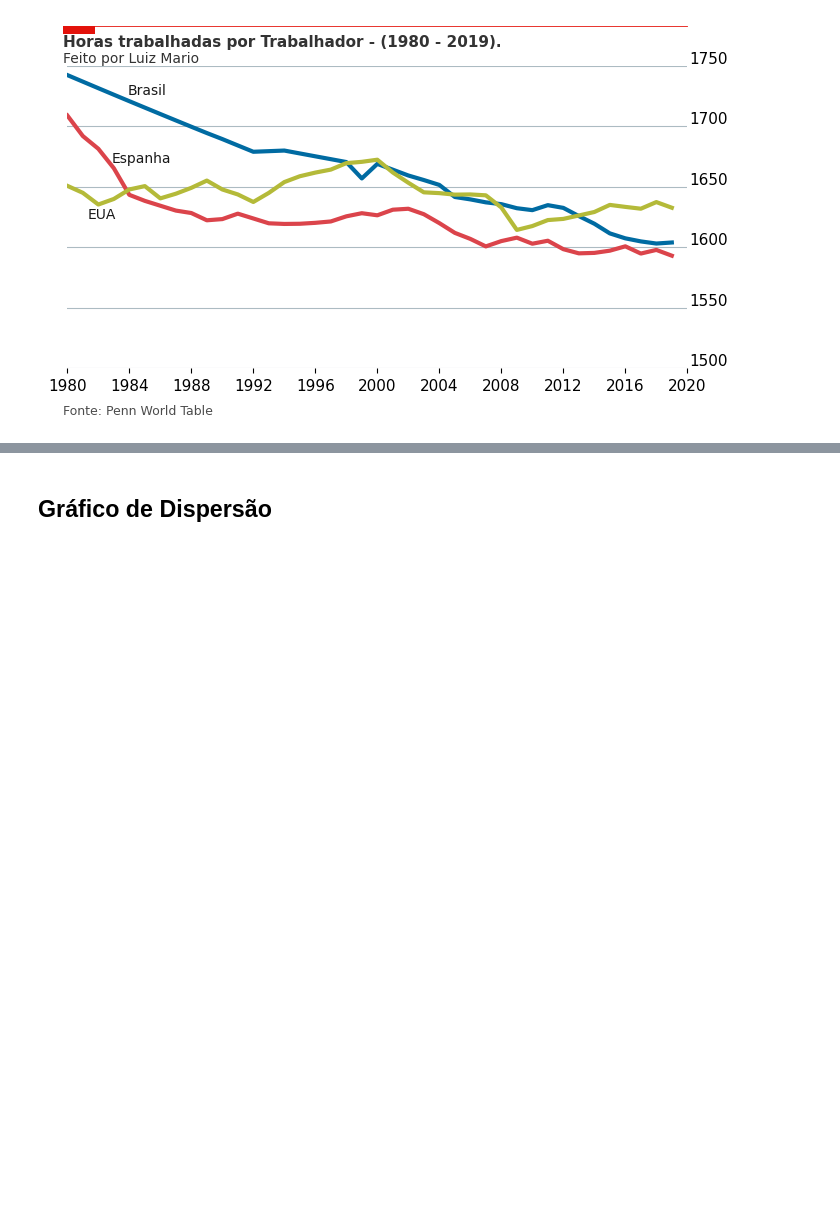
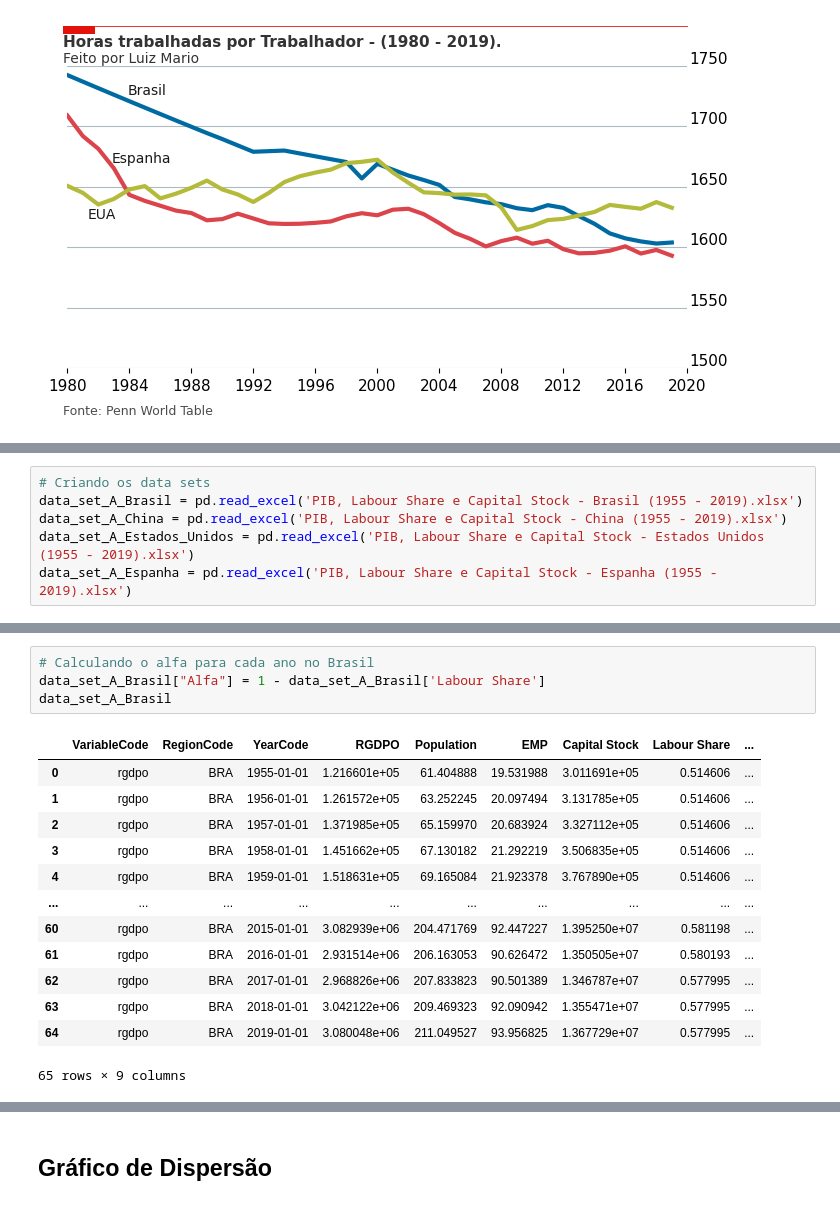
Before and after one commit to luizmarioags/Teoria-do-Desenvolvimento-Economico-, a Jupyter notebook: Gráficos_The_Economist.ipynb, the cells around one changed output, grey strips where cells are left out. Cells and saved outputs as stored; diff of their text form; blank space fills up the shorter version.

```diff
--- a/Gráficos_The_Economist.ipynb
+++ b/Gráficos_The_Economist.ipynb
@@ -720,0 +738,6 @@ plt.savefig('/content/Gráficos',           # Configurando caminho e o nome do a
+# %%
+# Criando os data sets
+data_set_A_Brasil = pd.read_excel('PIB, Labour Share e Capital Stock - Brasil (1955 - 2019).xlsx')
+data_set_A_China = pd.read_excel('PIB, Labour Share e Capital Stock - China (1955 - 2019).xlsx')
+data_set_A_Estados_Unidos = pd.read_excel('PIB, Labour Share e Capital Stock - Estados Unidos (1955 - 2019).xlsx')
+data_set_A_Espanha = pd.read_excel('PIB, Labour Share e Capital Stock - Espanha (1955 - 2019).xlsx')
@@ -720,0 +812,18 @@ plt.savefig('/content/Gráficos',           # Configurando caminho e o nome do a
+# %%
+# Calculando o alfa para cada ano no Brasil
+data_set_A_Brasil["Alfa"] = 1 - data_set_A_Brasil['Labour Share']
+data_set_A_Brasil
+# %% [output]
+|  | VariableCode | RegionCode | YearCode | RGDPO | Population | EMP | Capital Stock | Labour Share | ... |
+| 0 | rgdpo | BRA | 1955-01-01 | 1.216601e+05 | 61.404888 | 19.531988 | 3.011691e+05 | 0.514606 | ... |
+| 1 | rgdpo | BRA | 1956-01-01 | 1.261572e+05 | 63.252245 | 20.097494 | 3.131785e+05 | 0.514606 | ... |
+| 2 | rgdpo | BRA | 1957-01-01 | 1.371985e+05 | 65.159970 | 20.683924 | 3.327112e+05 | 0.514606 | ... |
+| 3 | rgdpo | BRA | 1958-01-01 | 1.451662e+05 | 67.130182 | 21.292219 | 3.506835e+05 | 0.514606 | ... |
+| 4 | rgdpo | BRA | 1959-01-01 | 1.518631e+05 | 69.165084 | 21.923378 | 3.767890e+05 | 0.514606 | ... |
+| ... | ... | ... | ... | ... | ... | ... | ... | ... | ... |
+| 60 | rgdpo | BRA | 2015-01-01 | 3.082939e+06 | 204.471769 | 92.447227 | 1.395250e+07 | 0.581198 | ... |
+| 61 | rgdpo | BRA | 2016-01-01 | 2.931514e+06 | 206.163053 | 90.626472 | 1.350505e+07 | 0.580193 | ... |
+| 62 | rgdpo | BRA | 2017-01-01 | 2.968826e+06 | 207.833823 | 90.501389 | 1.346787e+07 | 0.577995 | ... |
+| 63 | rgdpo | BRA | 2018-01-01 | 3.042122e+06 | 209.469323 | 92.090942 | 1.355471e+07 | 0.577995 | ... |
+| 64 | rgdpo | BRA | 2019-01-01 | 3.080048e+06 | 211.049527 | 93.956825 | 1.367729e+07 | 0.577995 | ... |
+65 rows × 9 columns
```
Also changed, not shown: parts of 28 cells of this notebook.
